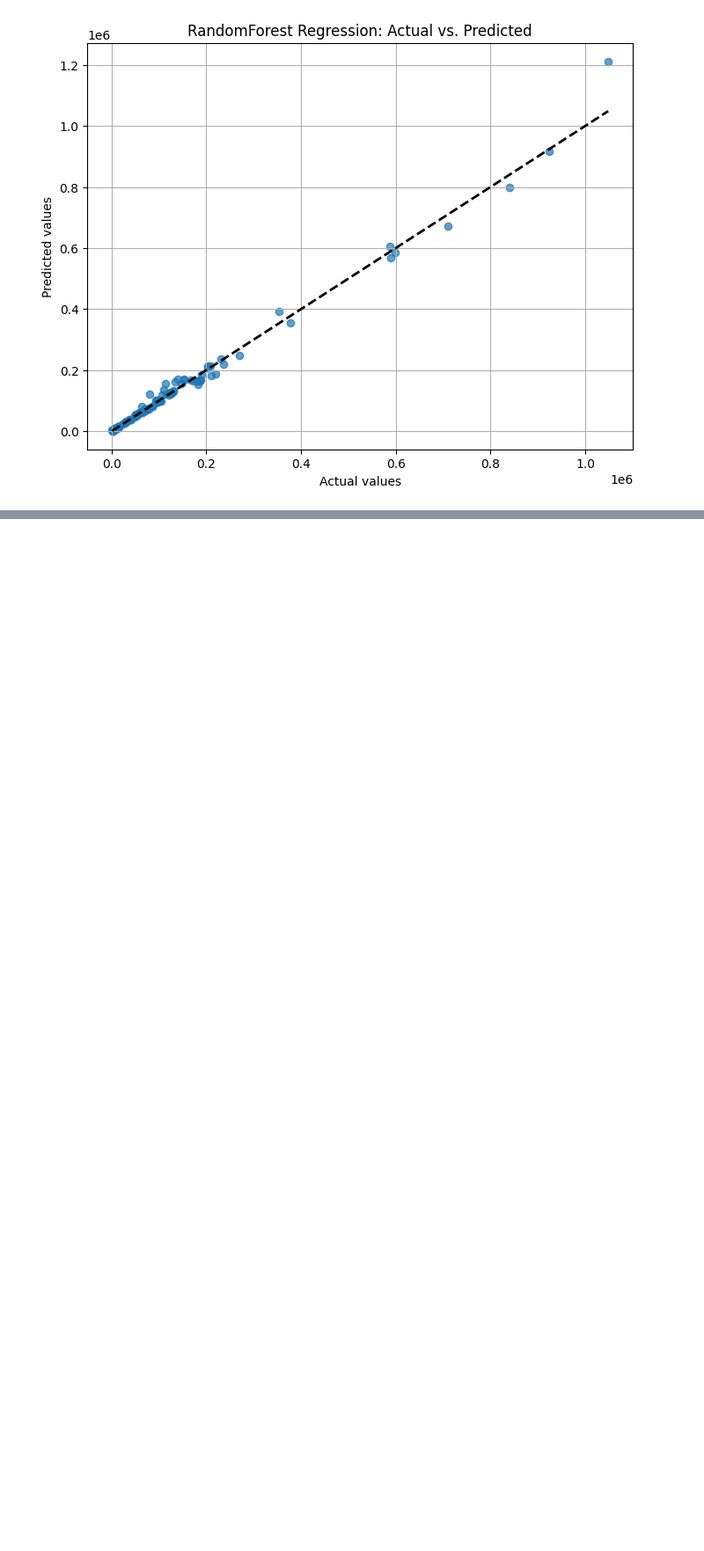
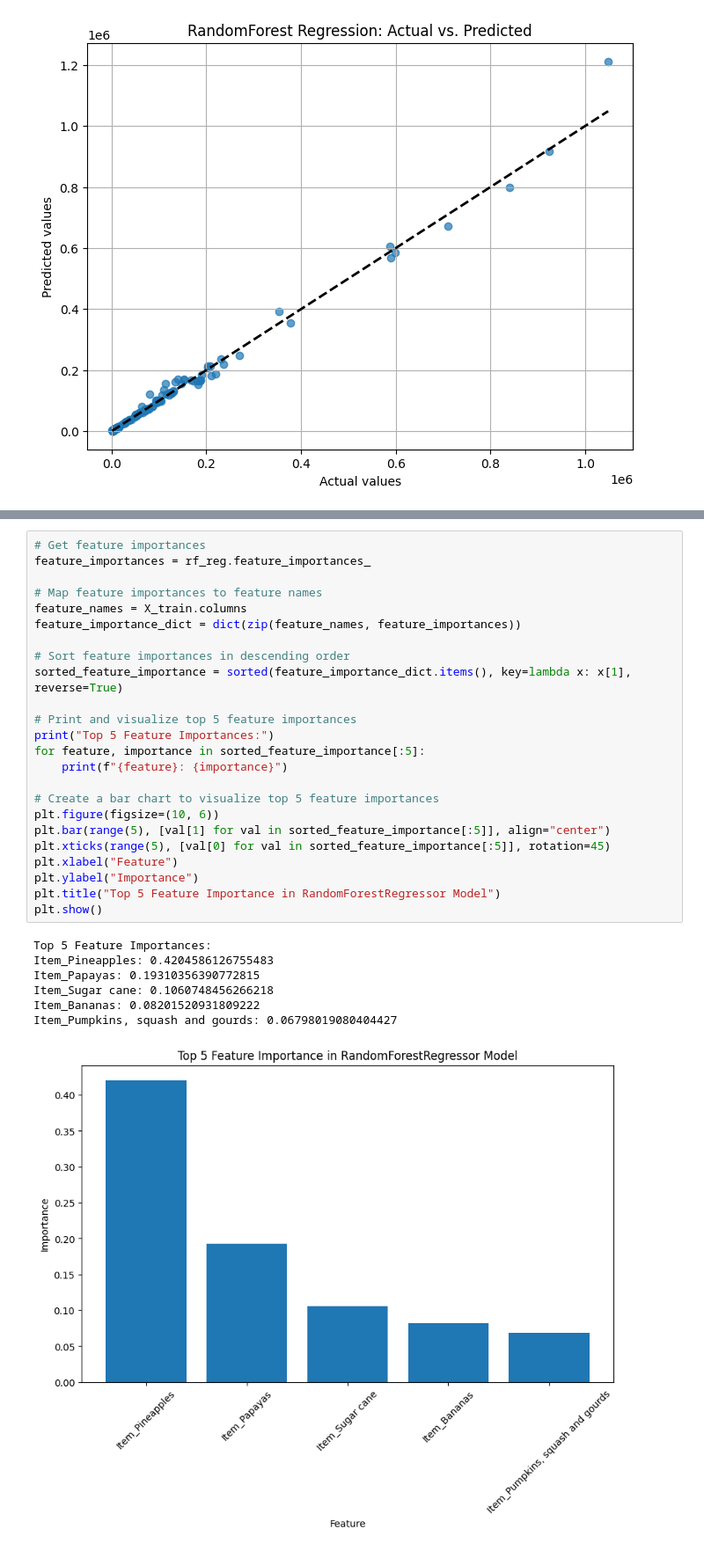
Before and after one commit to edeliciouso/Predicting-Crop-Yields, a Jupyter notebook: RandomForest.ipynb, the cells around one changed output, grey strips where cells are left out. Shown at 88% size. Saved outputs shown, nothing was run; the diff lists cells and outputs as text; blank space fills up the shorter version.

Commit message:
update random forest

```diff
--- a/RandomForest.ipynb
+++ b/RandomForest.ipynb
@@ -113,0 +114,32 @@ Prediction Time: 0.02843 seconds
+# %%
+# Get feature importances
+feature_importances = rf_reg.feature_importances_
+
+# Map feature importances to feature names
+feature_names = X_train.columns
+feature_importance_dict = dict(zip(feature_names, feature_importances))
+
+# Sort feature importances in descending order
+sorted_feature_importance = sorted(feature_importance_dict.items(), key=lambda x: x[1], reverse=True)
+
+# Print and visualize top 5 feature importances
+print("Top 5 Feature Importances:")
+for feature, importance in sorted_feature_importance[:5]:
+    print(f"{feature}: {importance}")
+
+# Create a bar chart to visualize top 5 feature importances
+plt.figure(figsize=(10, 6))
+plt.bar(range(5), [val[1] for val in sorted_feature_importance[:5]], align="center")
+plt.xticks(range(5), [val[0] for val in sorted_feature_importance[:5]], rotation=45)
+plt.xlabel("Feature")
+plt.ylabel("Importance")
+plt.title("Top 5 Feature Importance in RandomForestRegressor Model")
+plt.show()
+# %% [output]
+Top 5 Feature Importances:
+Item_Pineapples: 0.4204586126755483
+Item_Papayas: 0.19310356390772815
+Item_Sugar cane: 0.1060748456266218
+Item_Bananas: 0.08201520931809222
+Item_Pumpkins, squash and gourds: 0.06798019080404427
+[figure, added]
```
Also changed, not shown: parts of 1 cell of this notebook.
